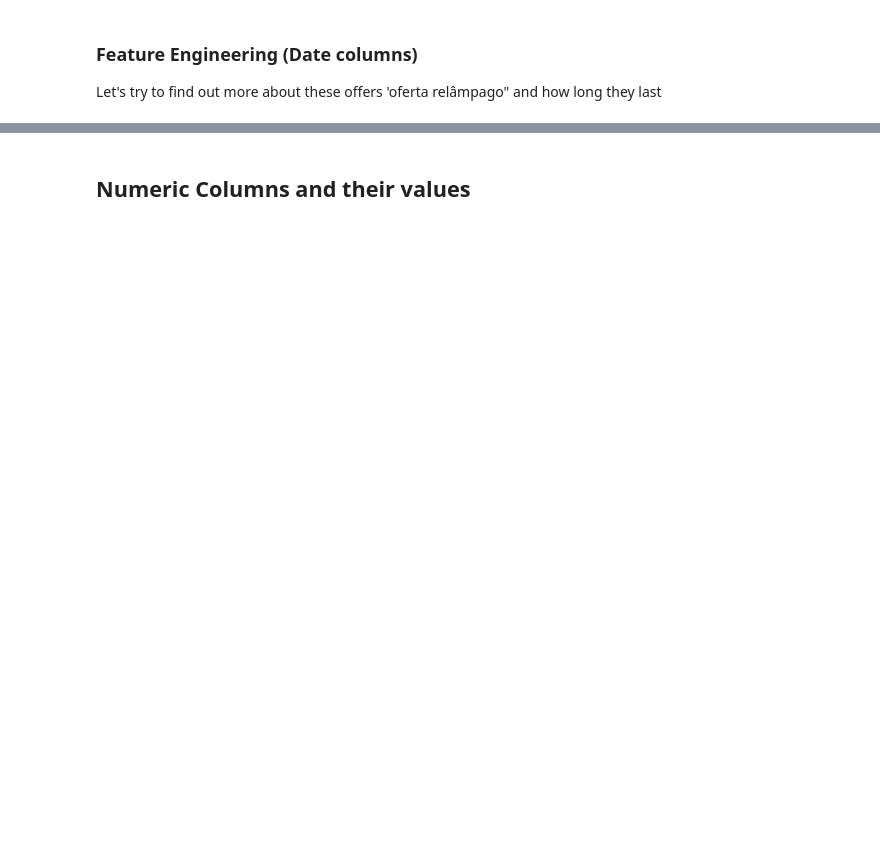
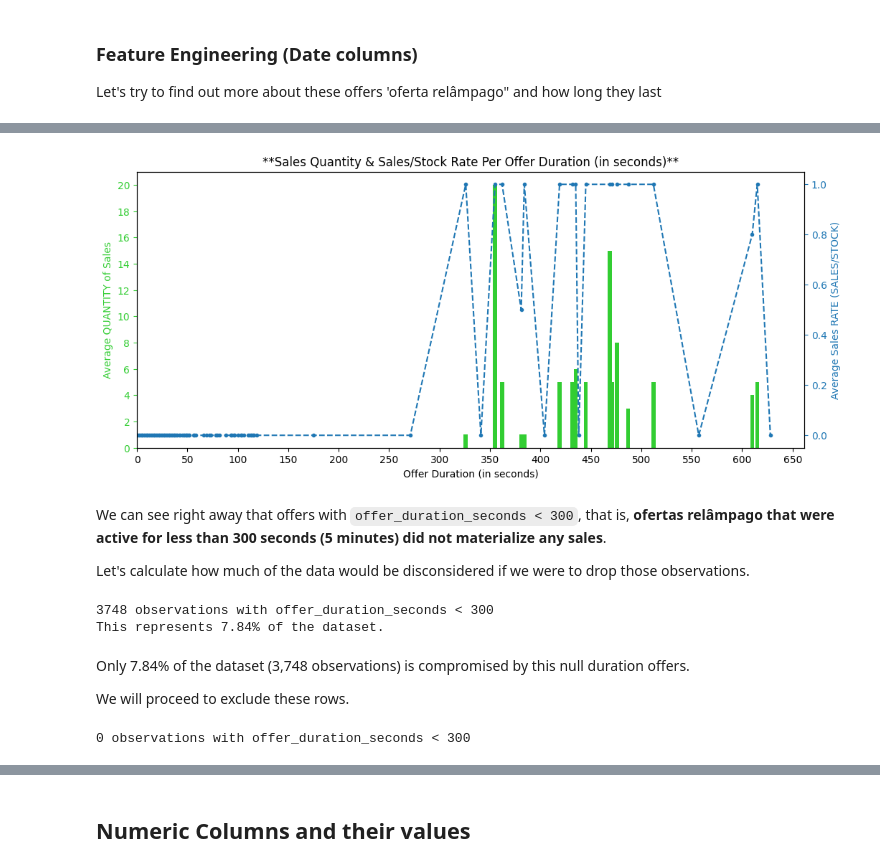
Before and after one commit to rafands/Meli_Tech_Challenge, a Jupyter notebook: EDA_ofertas_relampago.ipynb, the cells around one changed output, grey strips where cells are left out. Drawn from its saved outputs; the diff is of its cells as text; code cells hidden in the pictures; blank space fills up the shorter version.

```diff
--- a/EDA_ofertas_relampago.ipynb
+++ b/EDA_ofertas_relampago.ipynb
@@ -742,0 +692,12 @@ df.iloc[:,:-8].head()
+# %%
+df_clean['offer_duration'] = (df_clean['OFFER_FINISH_DTTM_dt']-df_clean['OFFER_START_DTTM_dt'])
+df_clean['offer_duration_seconds'] = (df_clean['OFFER_FINISH_DTTM_dt']-df_clean['OFFER_START_DTTM_dt']).dt.total_seconds().astype(int)
+df_clean['offer_duration_minutes'] = (df_clean['OFFER_FINISH_DTTM_dt']-df_clean['OFFER_START_DTTM_dt']).dt.total_seconds().astype(int)//60
+df_clean['offer_duration_hours'] = (df_clean['OFFER_FINISH_DTTM_dt']-df_clean['OFFER_START_DTTM_dt']).dt.total_seconds().astype(int)//60//60
+df_clean['offer_duration_days'] = (df_clean['OFFER_FINISH_DTTM_dt']-df_clean['OFFER_START_DTTM_dt']).dt.total_seconds().astype(int)//60//60//24
+
+print_header('NEW FEATURES DETAILS')
+print(df_clean[['offer_duration_seconds', 'offer_duration_minutes', 'offer_duration_hours','offer_duration_days']].describe().round(2))
+
+print_header('SAMPLE DATA')
+df_clean[['OFFER_START_DATE_dt', 'OFFER_START_DTTM_dt','OFFER_FINISH_DTTM_dt', 'offer_duration', 'offer_duration_seconds', 'offer_duration_minutes', 'offer_duration_hours','offer_duration_days']].head()
@@ -742,0 +756,64 @@ df.iloc[:,:-8].head()
+# %%
+# First we summarize the data for plotting later.
+df_duration_grp = df_clean[['offer_duration_seconds',
+                   'sales_rate',
+                   'sold_quantity_fixed'
+                   ]].groupby('offer_duration_seconds'
+                             ).agg(avg_sales_rate=('sales_rate','mean'),
+                                   avg_sales_qty=('sold_quantity_fixed','mean')
+                                   )
+
+
+'''
+We can now create the plot. Some details to keep in mind:
+- Since `max(offer_duration_seconds) = 377,109`,  we will limit the plot to the smaller durations which is what we are mostly interested in.
+- We will have offer_duration_seconds as our x-axis.
+- We will have two y-axis:
+        - left y-axis will represent the the average number of sales made (for each specific offer_duration_seconds). [GREEN BARS]
+        - right (secondary) y-axis will represent the the average sales_rate (for each specific offer_duration_seconds). [BLUE LINE]
+'''
+
+fig, ax1 = plt.subplots(figsize=(12,5))
+
+ax1.set_title('**Sales Quantity & Sales/Stock Rate Per Offer Duration (in seconds)**')
+ax1.bar(x=df_duration_grp[['avg_sales_qty']].reset_index()['offer_duration_seconds'].iloc[:100],
+        height=df_duration_grp[['avg_sales_qty']].reset_index()['avg_sales_qty'].iloc[:100],
+        width=4,
+        color='limegreen')
+ax1.set_xlabel('Offer Duration (in seconds)')
+ax1.set_ylabel('Average QUANTITY of Sales')
+ax1.yaxis.label.set_color('limegreen')
+ax1.tick_params(axis='y', colors='limegreen')
+ax1.set_yticks(range(0, int(df_duration_grp['avg_sales_qty'].iloc[:100].max())+2,2))
+ax1.set_xticks(range(0, round(int(df_duration_grp[['avg_sales_qty']].reset_index()['offer_duration_seconds'].iloc[:100].max()),-2)+100,50))
+ax1.set_xlim(xmin=0)
+
+ax2 = ax1.twinx()
+
+ax2.plot(df_duration_grp['avg_sales_rate'].iloc[:100], '--', marker='.', c='#1f77b4')
+ax2.set_ylabel('Average Sales RATE (SALES/STOCK)')
+ax2.yaxis.label.set_color('#1f77b4')
+ax2.tick_params(axis='y', colors='#1f77b4')
+# %% [output]
+[figure, added]
+# %% [markdown]
+We can see right away that offers with `offer_duration_seconds < 300`, that is, **ofertas relâmpago that were active for less than 300 seconds (5 minutes) did not materialize any sales**.
+
+Let's calculate how much of the data would be disconsidered if we were to drop those observations.
+# %%
+print(f'{len(df_clean[df_clean['offer_duration_seconds']<300])} observations with offer_duration_seconds < 300')
+print(f'This represents {round(len(df_clean[df_clean['offer_duration_seconds']<300])/len(df_clean)*100,2)}% of the dataset.')
+# %% [output]
+3748 observations with offer_duration_seconds < 300
+This represents 7.84% of the dataset.
+# %% [markdown]
+Only 7.84% of the dataset (3,748 observations) is compromised by this null duration offers.
+
+We will proceed to exclude these rows.
+# %%
+df_clean = df_clean[df_clean['offer_duration_seconds']>=300]
+
+# Validation
+print(f'{len(df_clean[df_clean['offer_duration_seconds']<300])} observations with offer_duration_seconds < 300')
+# %% [output]
+0 observations with offer_duration_seconds < 300
```
Also changed, not shown: parts of 76 cells of this notebook.
